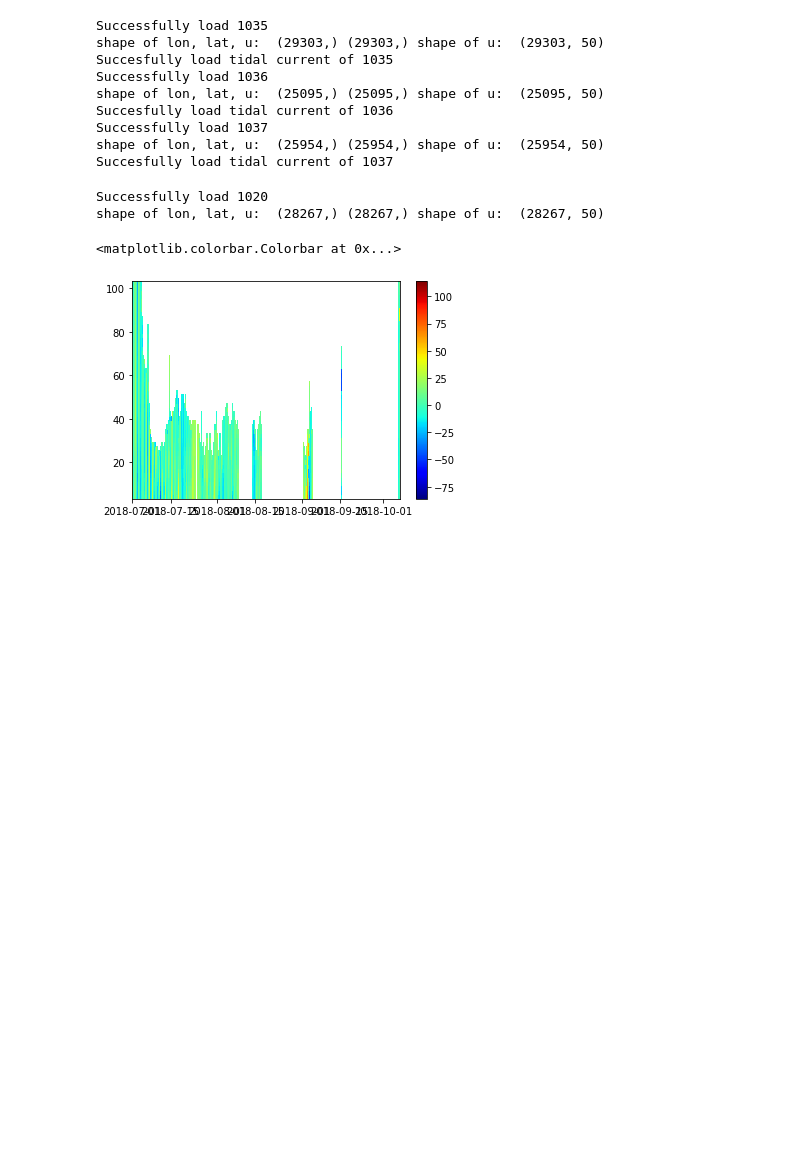
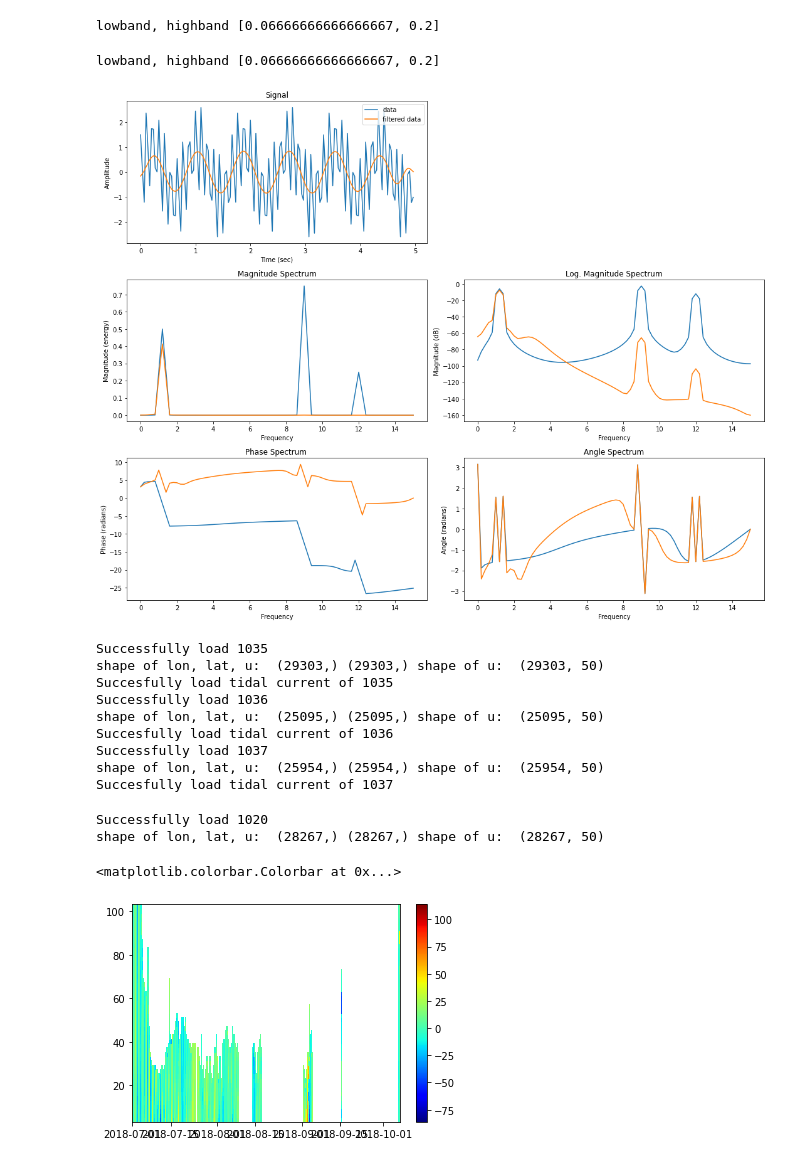
Before and after one commit to nanhsunchi/analytical-tools, a Jupyter notebook: py_nhchi/test.ipynb, the cells around one changed output. Drawn from its saved outputs; the diff is of its cells as text; code cells hidden in the pictures; blank space fills up the shorter version.

Commit message:
bandpass filter and test plot

```diff
--- a/py_nhchi/test.ipynb
+++ b/py_nhchi/test.ipynb
@@ -10,4 +11,74 @@ from read_topo import load_topo_arctic
 latTOPO, lonTOPO, topo = load_topo_arctic()
+# %%
+from mystats import bandpass
+# Demonstrate the use of the filter.
+# First make some data to be filtered.
+fs = 30.0       # sample rate, Hz
+T = 5.0         # seconds
+n = int(T * fs) # total number of samples
+t = np.linspace(0, T, n, endpoint=False)
+# "Noisy" data.  We want to recover the 1.2 Hz signal from this.
+data = np.sin(1.2*2*np.pi*t) + 1.5*np.cos(9*2*np.pi*t) + 0.5*np.sin(12.0*2*np.pi*t)
+# Filter the data
+w, minff, maxff, ff, hl = bandpass( data,1,30,10,2 )
+#
+# plt.plot(t, data, 'b-', label='data')
+# plt.plot(t, w, 'g-', linewidth=2, label='filtered data')
+# plt.plot(t, y, 'r-', linewidth=2, label='y')
+# plt.xlabel('Time [sec]')
+# plt.grid()
+# plt.legend()
+# plt.show()
+# %% [output]
+lowband, highband [0.06666666666666667, 0.2]
+# %%
+### test https://matplotlib.org/stable/gallery/lines_bars_and_markers/spectrum_demo.html
+### test spectrum representations
+# Demonstrate the use of the filter.
+# First make some data to be filtered.
+fs = 30.0       # sample rate, Hz
+T = 5.0         # seconds
+n = int(T * fs) # total number of samples
+t = np.linspace(0, T, n, endpoint=False)
+# "Noisy" data.  We want to recover the 1.2 Hz signal from this.
+data = np.sin(1.2*2*np.pi*t) + 1.5*np.cos(9*2*np.pi*t) + 0.5*np.sin(12.0*2*np.pi*t)
+fig, axs = plt.subplots(nrows=3, ncols=2, figsize=(7, 7))
+plt.gcf().set_size_inches(15, 12)
+# Filter the data
+w, minff, maxff, ff, hl = bandpass( data,1,30,10,2 )
+
+# plot time signal:
+axs[0, 0].set_title("Signal")
+axs[0, 0].plot(t, data, color='C0')
+axs[0, 0].plot(t, w, color='C1')
+axs[0, 0].set_xlabel("Time (sec)")
+axs[0, 0].set_ylabel("Amplitude")
+axs[0, 0].legend(['data','filtered data'])
+# plot different spectrum types:
+axs[1, 0].set_title("Magnitude Spectrum")
+axs[1, 0].magnitude_spectrum(data, Fs=fs, color='C0')
+axs[1, 0].magnitude_spectrum(w, Fs=fs, color='C1')
+
+axs[1, 1].set_title("Log. Magnitude Spectrum")
+axs[1, 1].magnitude_spectrum(data, Fs=fs, scale='dB', color='C0')
+axs[1, 1].magnitude_spectrum(w, Fs=fs, scale='dB', color='C1')
+
+axs[2, 0].set_title("Phase Spectrum ")
+axs[2, 0].phase_spectrum(data, Fs=fs, color='C0')
+axs[2, 0].phase_spectrum(w, Fs=fs, color='C1')
+
+axs[2, 1].set_title("Angle Spectrum")
+axs[2, 1].angle_spectrum(data, Fs=fs, color='C0')
+axs[2, 1].angle_spectrum(w, Fs=fs, color='C1')
+
+axs[0, 1].remove()  # don't display empty ax
+
+fig.tight_layout()
+plt.savefig('test_signal_spectrum.png',dpi=400,bbox_inches='tight',transparent='True')
+plt.show()
+# %% [output]
+lowband, highband [0.06666666666666667, 0.2]
+[figure, added]
 # %%
 import os
 import sys
```
Also changed, not shown: parts of 1 cell of this notebook, 1 other file.
